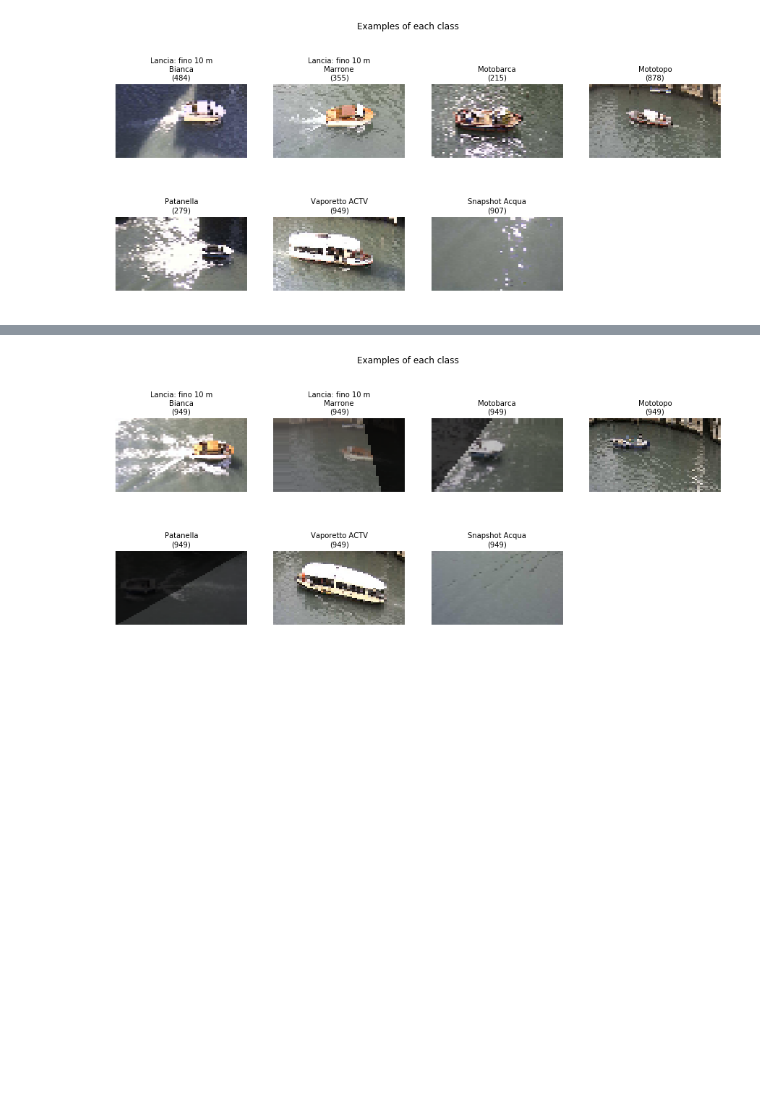
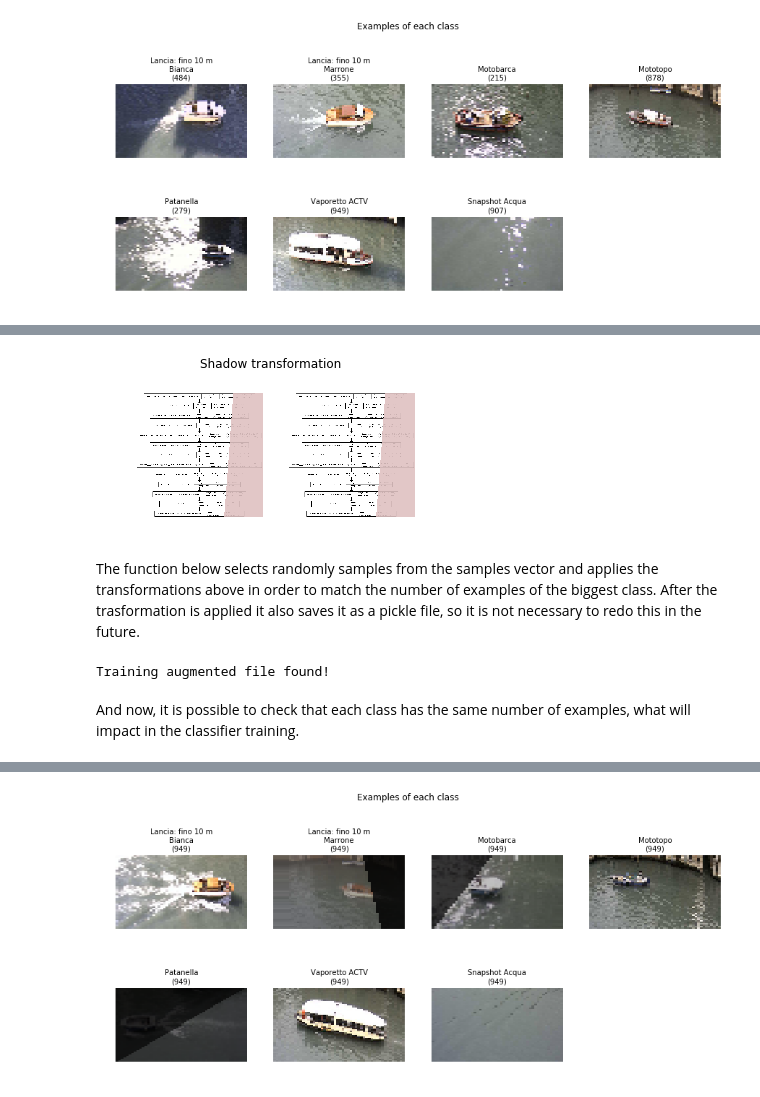
Before and after one commit to ibiscp/Boat-Image-Classification, a Jupyter notebook: Boat Image Classification.ipynb, the cells around one changed output, grey strips where cells are left out. Drawn from its saved outputs; the diff is of its cells as text; code cells hidden in the pictures; blank space fills up the shorter version.

```diff
--- a/Boat Image Classification.ipynb
+++ b/Boat Image Classification.ipynb
@@ -267,3 +375,63 @@ def plot_sample_class_distributions(samples, title):
+# %%
+plot_example(img, shadow_image(img), 'Shadow transformation')
+# %% [output]
+[figure, added]
+# %% [markdown]
+The function below selects randomly samples from the samples vector and applies the transformations above in order to match the number of examples of the biggest class. After the trasformation is applied it also saves it as a pickle file, so it is not necessary to redo this in the future.
+# %%
+def augment_image(X, y):
+
+    # Class with more samples
+    n_max = 0
+    for i in dict_train:
+        index_dic = dict_train[i]
+        n_max = max(n_max, (y == index_dic).sum())
+
+    # Generate new random images
+    for i in dict_train:
+        index_dic = dict_train[i]
+        n_actual = (y == index_dic).sum()
+        n_class = n_max - n_actual
+
+        if n_class != 0:
+            index = [j for j,v in enumerate(y == index_dic) if v]
+
+            indexes = [random.choice(index) for _ in range(n_class)]
+
+            pbar = tqdm(range(n_class))
+            pbar.set_description('Processing \'' + dict_test_inverse[index_dic] + '\'')
+
+            for j in pbar:
+
+                img = X[indexes[j]]
+
+                img = flip_image(img)
+                img = brightness_image(img)
+                img = rotate_image(img)
+                img = translate_image(img)
+                img = shadow_image(img)
+
+                X = np.vstack([X, np.reshape(img, [1, size_image, size_image, 3])])
+                y = np.append(y, y[indexes[j]])
+
+    return X, y
+
+# load training files
+if os.path.isfile('training_augmented.p'):
+    print('Training augmented file found!')
+    with open('training_augmented.p', mode='rb') as f:
+        train = pickle.load(f)
+    X_train, y_train = train['features'], train['labels']
+else:
+    X_train, y_train = augment_image(X_train, y_train)
+
+    # Save augmented data
+    save_data(X_train, y_train, 'training_augmented')
+    print('Training augmented saved to file!')
+# %% [output]
+Training augmented file found!
+# %% [markdown]
+And now, it is possible to check that each class has the same number of examples, what will impact in the classifier training.
 # %%
 plot_sample_class_distributions(samples=y_train, title='Train Samples by Boat Type')
 # %% [output]
```
Also changed, not shown: parts of 51 cells of this notebook.
